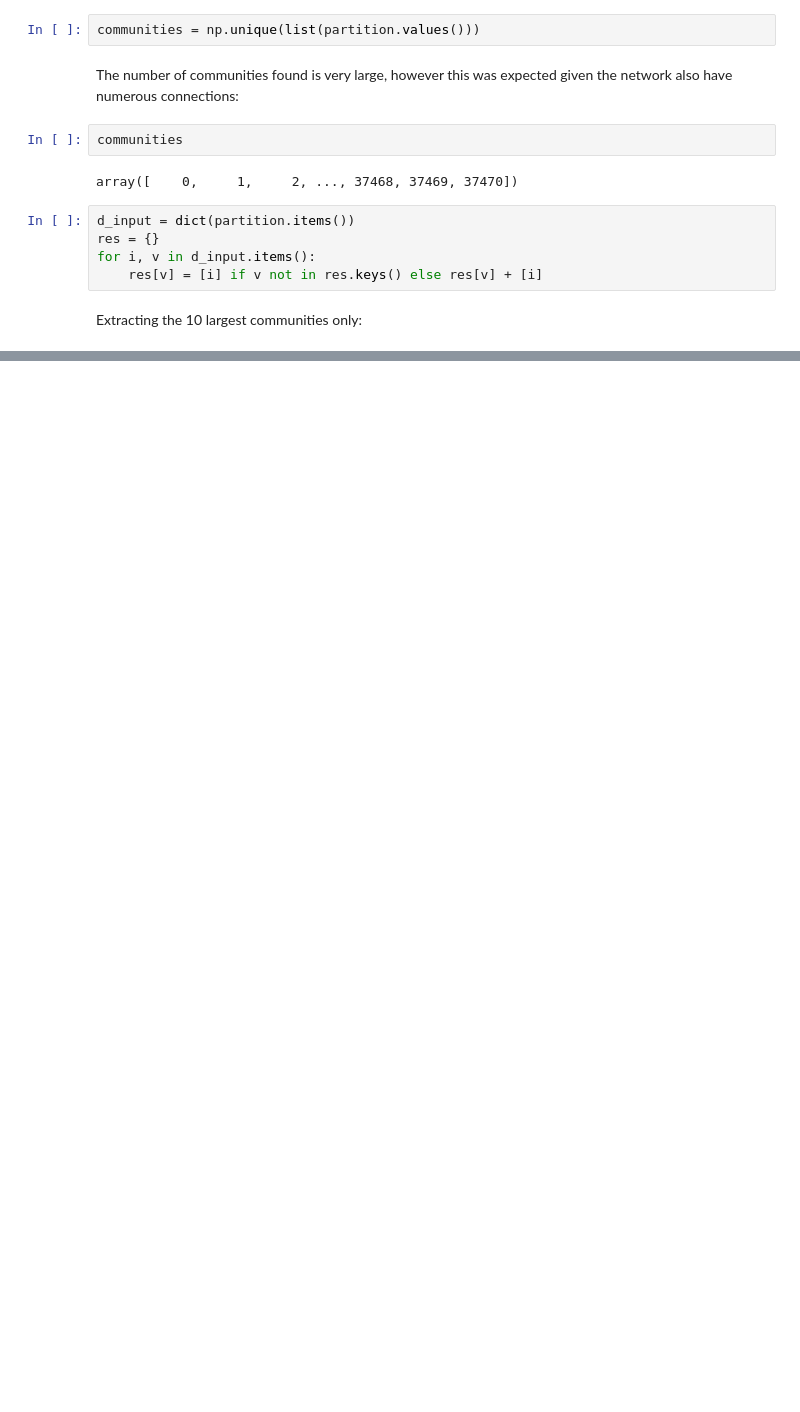
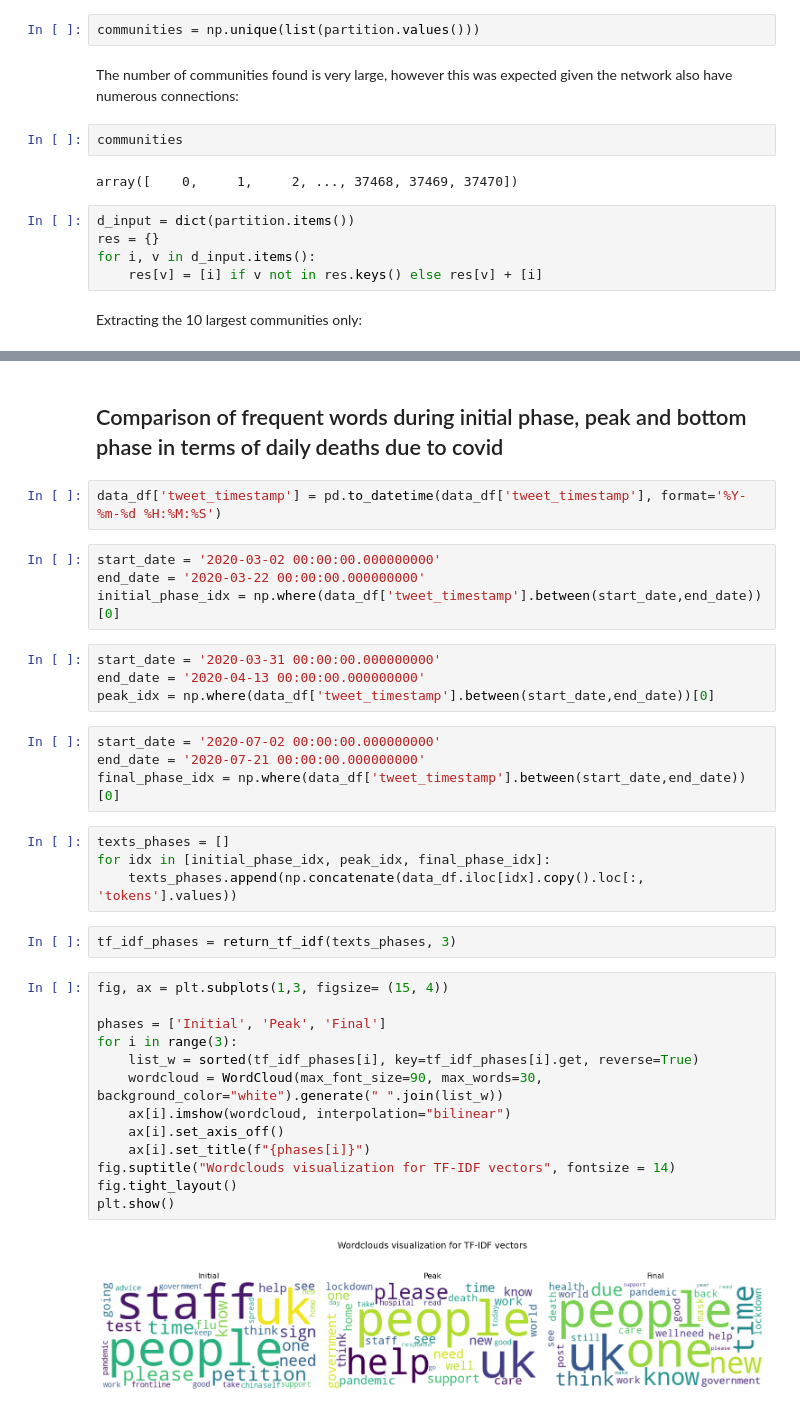
Before and after one commit to HuayuanSong/2805_covid_tweets, a Jupyter notebook: building_graph_wordclouds.ipynb, the cells around one changed output, grey strips where cells are left out. Drawn from its saved outputs; the diff is of its cells as text; blank space fills up the shorter version.

```diff
--- a/building_graph_wordclouds.ipynb
+++ b/building_graph_wordclouds.ipynb
@@ -258,0 +262,37 @@ plt.show()
+# %% [markdown]
+## Comparison of frequent words during initial phase, peak and bottom phase in terms of daily deaths due to covid
+# %%
+data_df['tweet_timestamp'] = pd.to_datetime(data_df['tweet_timestamp'], format='%Y-%m-%d %H:%M:%S')
+# %%
+start_date = '2020-03-02 00:00:00.000000000'
+end_date = '2020-03-22 00:00:00.000000000'
+initial_phase_idx = np.where(data_df['tweet_timestamp'].between(start_date,end_date))[0]
+# %%
+start_date = '2020-03-31 00:00:00.000000000'
+end_date = '2020-04-13 00:00:00.000000000'
+peak_idx = np.where(data_df['tweet_timestamp'].between(start_date,end_date))[0]
+# %%
+start_date = '2020-07-02 00:00:00.000000000'
+end_date = '2020-07-21 00:00:00.000000000'
+final_phase_idx = np.where(data_df['tweet_timestamp'].between(start_date,end_date))[0]
+# %%
+texts_phases = []
+for idx in [initial_phase_idx, peak_idx, final_phase_idx]:
+    texts_phases.append(np.concatenate(data_df.iloc[idx].copy().loc[:, 'tokens'].values))
+# %%
+tf_idf_phases = return_tf_idf(texts_phases, 3)
+# %%
+fig, ax = plt.subplots(1,3, figsize= (15, 4))
+
+phases = ['Initial', 'Peak', 'Final']
+for i in range(3):
+    list_w = sorted(tf_idf_phases[i], key=tf_idf_phases[i].get, reverse=True)
+    wordcloud = WordCloud(max_font_size=90, max_words=30, background_color="white").generate(" ".join(list_w))
+    ax[i].imshow(wordcloud, interpolation="bilinear")
+    ax[i].set_axis_off()
+    ax[i].set_title(f"{phases[i]}")
+fig.suptitle("Wordclouds visualization for TF-IDF vectors", fontsize = 14)
+fig.tight_layout()
+plt.show()
+# %% [output]
+[figure, added]
```
Also changed, not shown: parts of 23 cells of this notebook.
